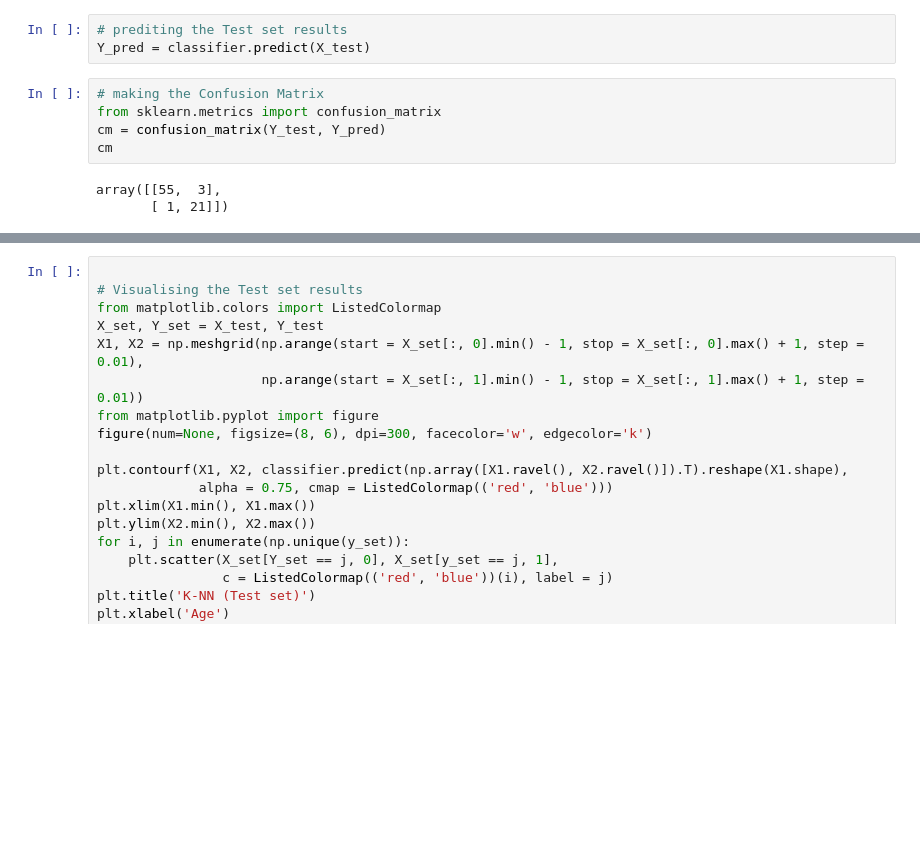
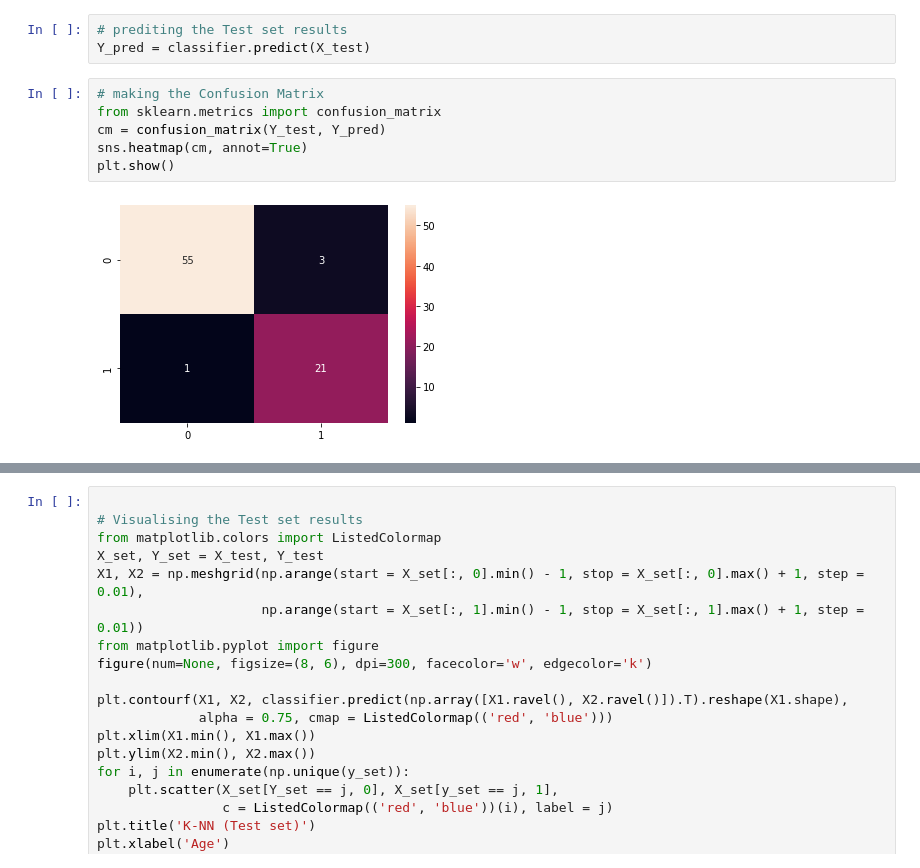
Before and after one commit to yangzhou95/6240, a Jupyter notebook: homework2.ipynb, the cells around one changed output, grey strips where cells are left out. Cells and saved outputs as stored; diff of their text form; blank space fills up the shorter version.

```diff
--- a/homework2.ipynb
+++ b/homework2.ipynb
@@ -55,11 +160,11 @@ Y_pred = classifier.predict(X_test)
 # %%
 # making the Confusion Matrix
 from sklearn.metrics import confusion_matrix
 cm = confusion_matrix(Y_test, Y_pred)
-cm
+sns.heatmap(cm, annot=True)
+plt.show()
 # %% [output]
-array([[55,  3],
-       [ 1, 21]])
+[figure, added]
 # %%
 # Visualising the Training set results
 from matplotlib.colors import ListedColormap
```
Also changed, not shown: parts of 25 cells of this notebook, 1 other file.
